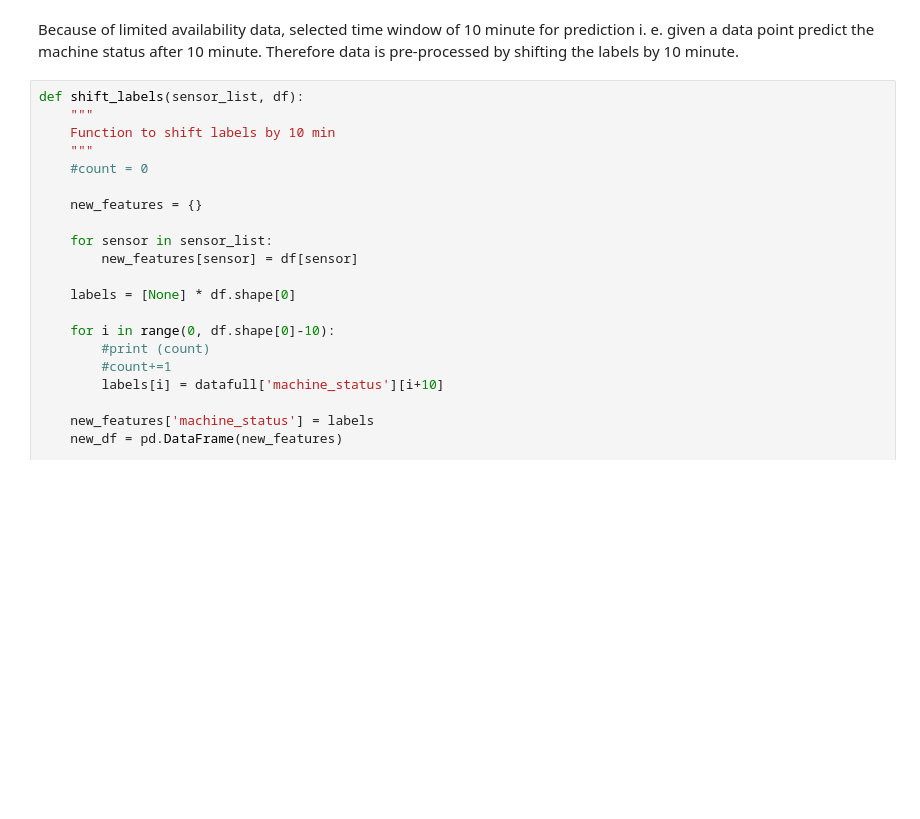
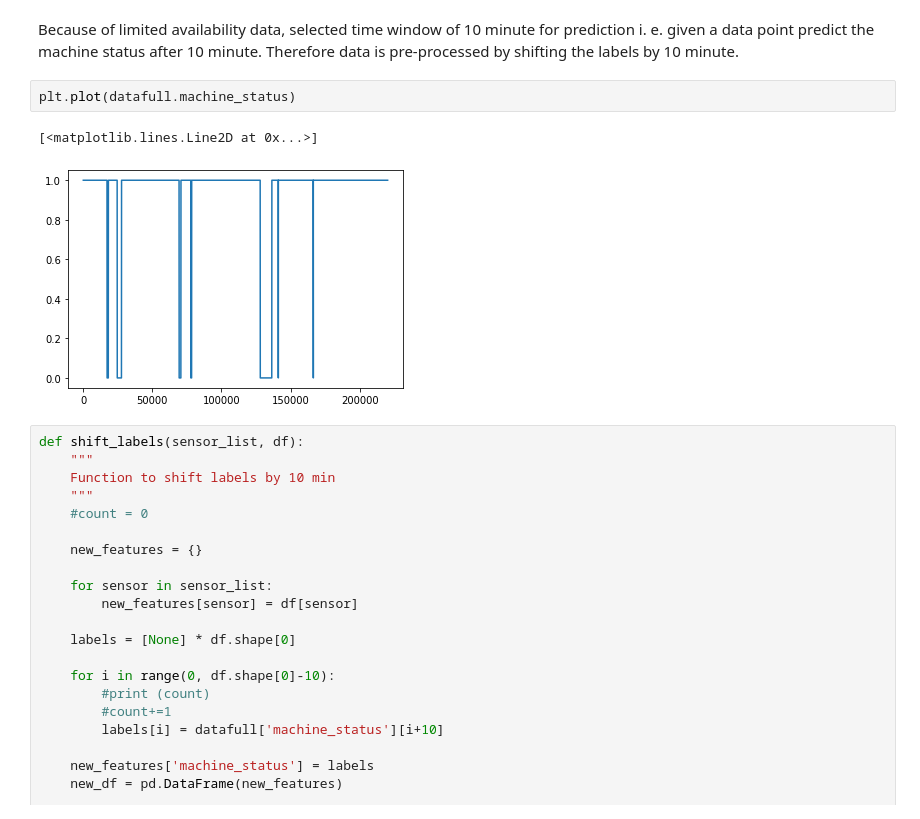
Before and after one commit to danieleciciani96/tesi_mlops, a Jupyter notebook: 1_exploration.ipynb, the cells around one changed output. Drawn from its saved outputs; the diff is of its cells as text; blank space fills up the shorter version.

```diff
--- a/1_exploration.ipynb
+++ b/1_exploration.ipynb
@@ -297,6 +302,11 @@ datafull['machine_status'].value_counts()
 Name: machine_status, dtype: int64
 # %% [markdown]
 Because of limited availability data, selected time window of 10 minute for prediction i. e. given a data point predict the machine status after 10 minute. Therefore data is pre-processed by shifting the labels by 10 minute.
+# %%
+plt.plot(datafull.machine_status)
+# %% [output]
+[<matplotlib.lines.Line2D at 0x...>]
+[figure, added]
 # %%
 def shift_labels(sensor_list, df):
     """
```
Also changed, not shown: parts of 1 cell of this notebook, 12 other files.
